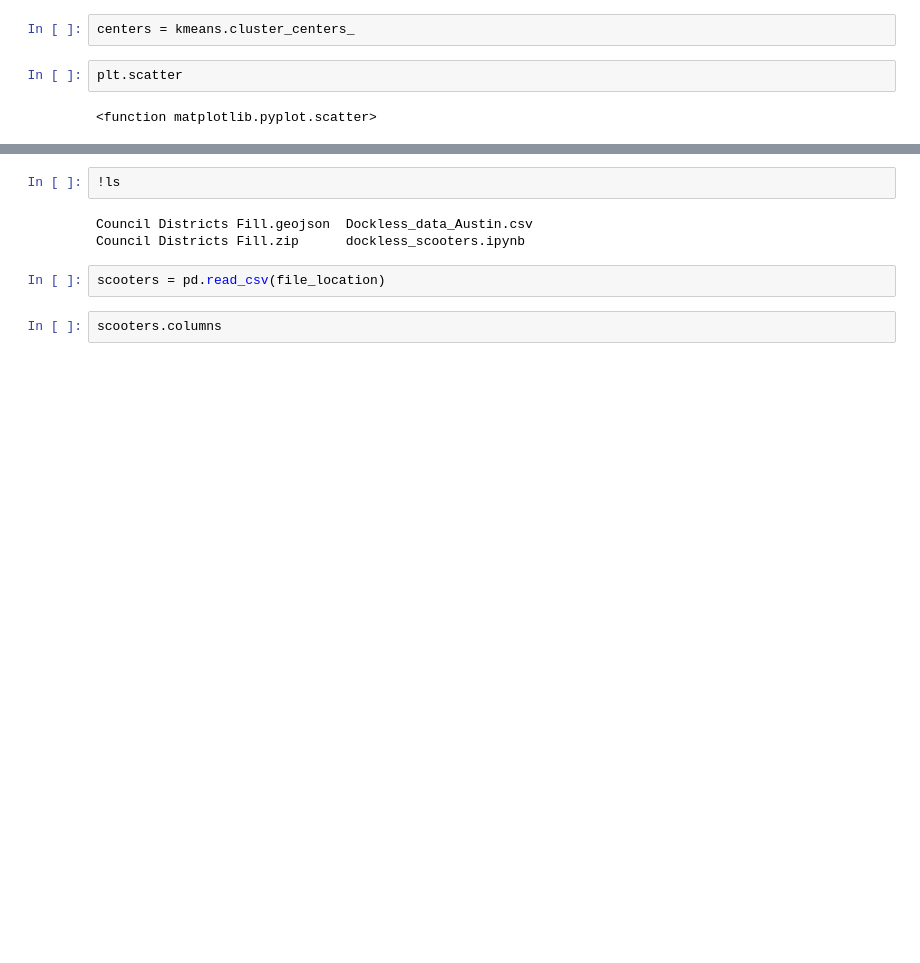
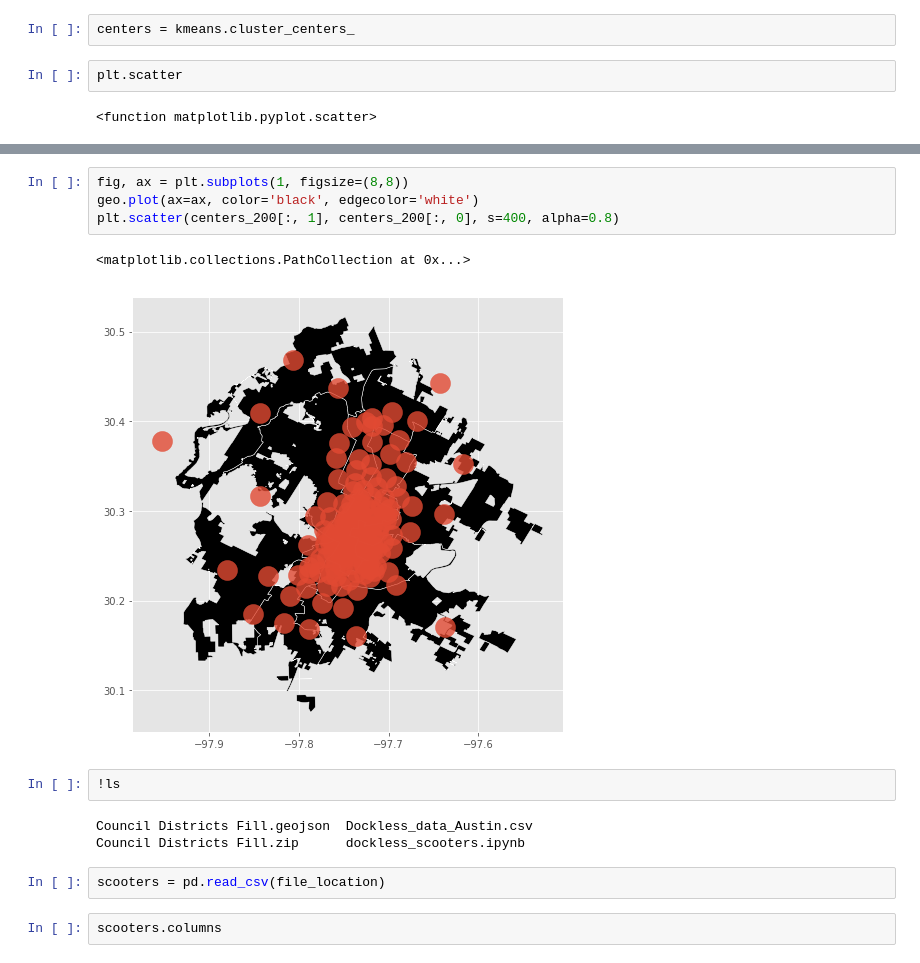
Before and after one commit to SohamMody/Event-Detection-from-Dockless-Scooter-Trips-Austin, a Jupyter notebook: timur_dockless_EDA.ipynb, the cells around one changed output, grey strips where cells are left out. Cells and saved outputs as stored; diff of their text form; blank space fills up the shorter version.

```diff
--- a/timur_dockless_EDA.ipynb
+++ b/timur_dockless_EDA.ipynb
@@ -113,3 +125,10 @@ plt.scatter(centers[:, 1], centers[:, 0], s=400, alpha=0.8)
+# %%
+fig, ax = plt.subplots(1, figsize=(8,8))
+geo.plot(ax=ax, color='black', edgecolor='white')
+plt.scatter(centers_200[:, 1], centers_200[:, 0], s=400, alpha=0.8)
+# %% [output]
+<matplotlib.collections.PathCollection at 0x...>
+[figure, added]
 # %%
 !ls
 # %% [output]
```
Also changed, not shown: parts of 11 cells of this notebook, 13 other files.
